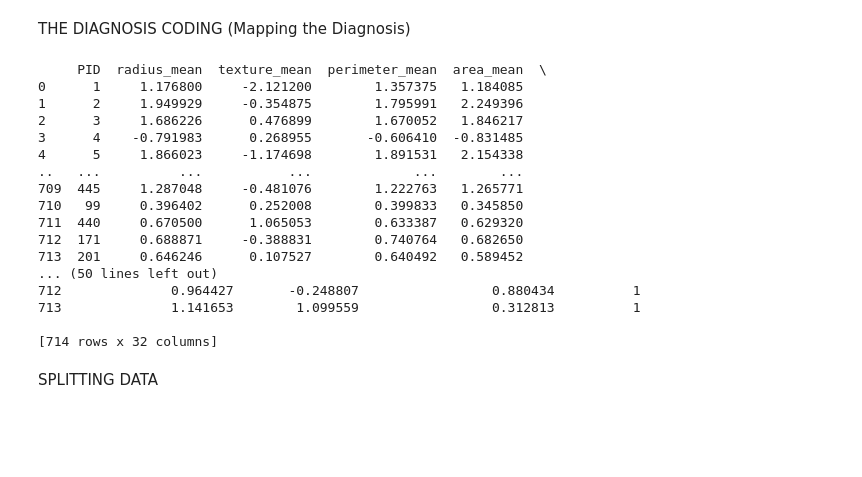
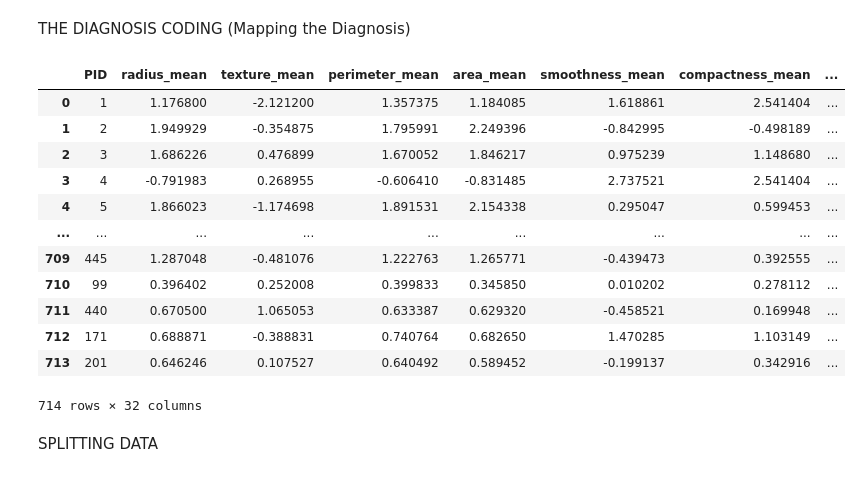
Before and after one commit to mohandaz/HIA-303-Project, a Jupyter notebook: HIA_303.ipynb, the cells around one changed output. Saved outputs shown, nothing was run; the diff lists cells and outputs as text; code cells hidden in the pictures; blank space fills up the shorter version.

```diff
--- a/HIA_303.ipynb
+++ b/HIA_303.ipynb
@@ -554,34 +524,32 @@ THE DIAGNOSIS CODING (Mapping the Diagnosis)
 # %%
 # Create a copy of the DataFrame for mapping and modification
 bca_processed = bca_capped_scaled_balanced.copy()
 
 # Map 'M' to 1 and 'B' to 0 in the 'Diagnosis' column
 bca_processed['Diagnosis'] = bca_processed['Diagnosis'].map({'M': 1, 'B': 0})
 
 # Create a new column 'dx' with 1 for 'M' and 0 for 'B'
 bca_processed['Malignant'] = (bca_processed['Diagnosis'] == 1).astype(int)
 
 # Drop the original 'Diagnosis' column
 bca_processed = bca_processed.drop('Diagnosis', axis=1)
-print (bca_processed)
+
+#View Dataframe
+bca_processed
 # %% [output]
+|  | PID | radius_mean | texture_mean | perimeter_mean | area_mean | smoothness_mean | compactness_mean | ... |
+| 0 | 1 | 1.176800 | -2.121200 | 1.357375 | 1.184085 | 1.618861 | 2.541404 | ... |
+| 1 | 2 | 1.949929 | -0.354875 | 1.795991 | 2.249396 | -0.842995 | -0.498189 | ... |
+| 2 | 3 | 1.686226 | 0.476899 | 1.670052 | 1.846217 | 0.975239 | 1.148680 | ... |
+| 3 | 4 | -0.791983 | 0.268955 | -0.606410 | -0.831485 | 2.737521 | 2.541404 | ... |
+| 4 | 5 | 1.866023 | -1.174698 | 1.891531 | 2.154338 | 0.295047 | 0.599453 | ... |
+| ... | ... | ... | ... | ... | ... | ... | ... | ... |
+| 709 | 445 | 1.287048 | -0.481076 | 1.222763 | 1.265771 | -0.439473 | 0.392555 | ... |
+| 710 | 99 | 0.396402 | 0.252008 | 0.399833 | 0.345850 | 0.010202 | 0.278112 | ... |
+| 711 | 440 | 0.670500 | 1.065053 | 0.633387 | 0.629320 | -0.458521 | 0.169948 | ... |
+| 712 | 171 | 0.688871 | -0.388831 | 0.740764 | 0.682650 | 1.470285 | 1.103149 | ... |
+| 713 | 201 | 0.646246 | 0.107527 | 0.640492 | 0.589452 | -0.199137 | 0.342916 | ... |
-     PID  radius_mean  texture_mean  perimeter_mean  area_mean  \
-0      1     1.176800     -2.121200        1.357375   1.184085
-1      2     1.949929     -0.354875        1.795991   2.249396
-2      3     1.686226      0.476899        1.670052   1.846217
-3      4    -0.791983      0.268955       -0.606410  -0.831485
-4      5     1.866023     -1.174698        1.891531   2.154338
-..   ...          ...           ...             ...        ...
-709  445     1.287048     -0.481076        1.222763   1.265771
-710   99     0.396402      0.252008        0.399833   0.345850
-711  440     0.670500      1.065053        0.633387   0.629320
-712  171     0.688871     -0.388831        0.740764   0.682650
-713  201     0.646246      0.107527        0.640492   0.589452
-... (50 lines left out)
-712              0.964427       -0.248807                 0.880434          1
-713              1.141653        1.099559                 0.312813          1
-
-[714 rows x 32 columns]
+714 rows × 32 columns
 # %% [markdown]
 SPLITTING DATA
 # %%
```
Also changed, not shown: parts of 12 cells of this notebook.
